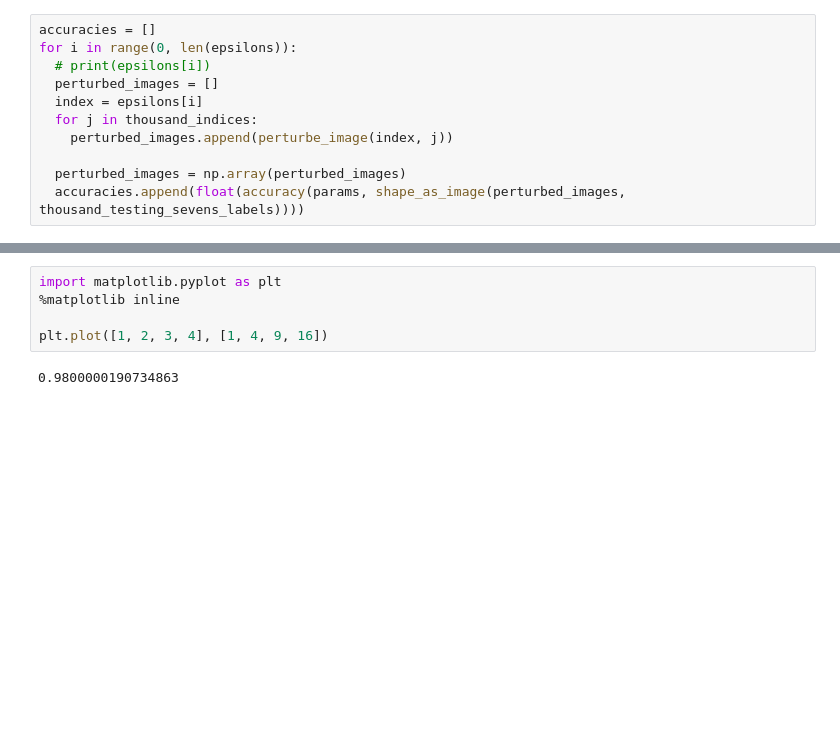
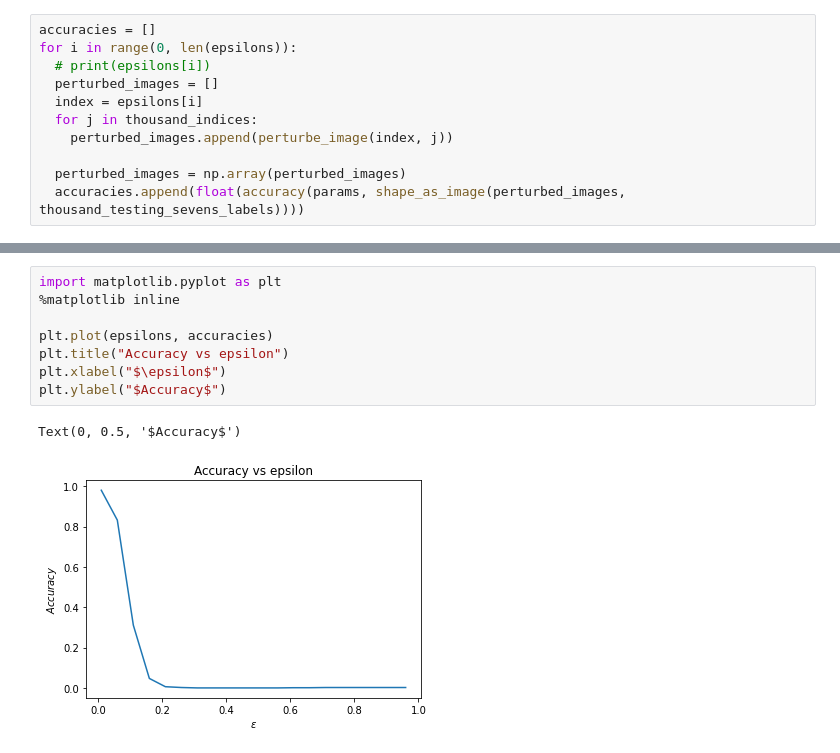
Before and after one commit to armandordorica/ECE1513_A5_Adversarial_training, a Jupyter notebook: ECE1513_A5_V2.ipynb, the cells around one changed output, grey strips where cells are left out. Cells and saved outputs as stored; diff of their text form; blank space fills up the shorter version.

```diff
--- a/ECE1513_A5_V2.ipynb
+++ b/ECE1513_A5_V2.ipynb
@@ -647,7 +668,11 @@ accuracies
 # %%
 import matplotlib.pyplot as plt
 %matplotlib inline
 
-plt.plot([1, 2, 3, 4], [1, 4, 9, 16])
+plt.plot(epsilons, accuracies)
+plt.title("Accuracy vs epsilon")
+plt.xlabel("$\epsilon$")
+plt.ylabel("$Accuracy$")
 # %% [output]
-0.9800000190734863
+Text(0, 0.5, '$Accuracy$')
+[figure, added]
```
Also changed, not shown: parts of 4 cells of this notebook.
